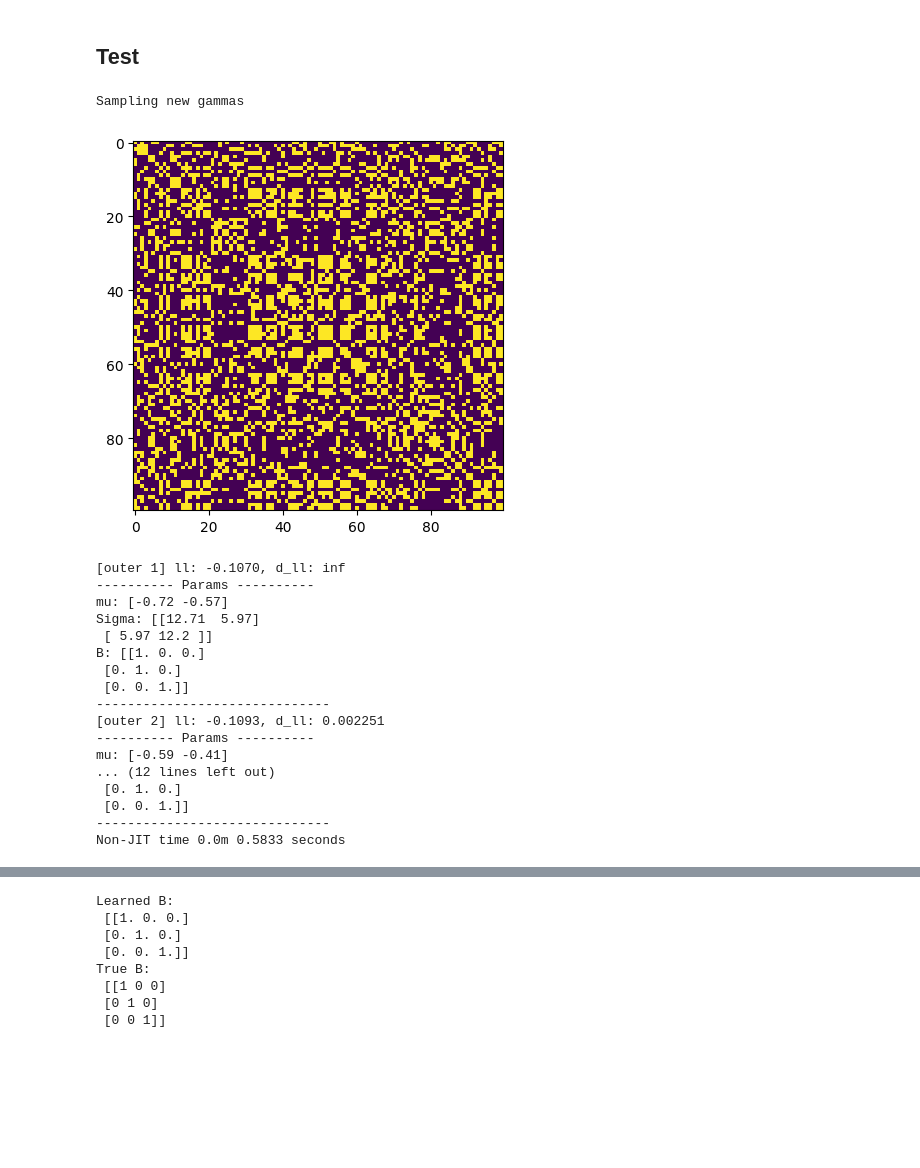
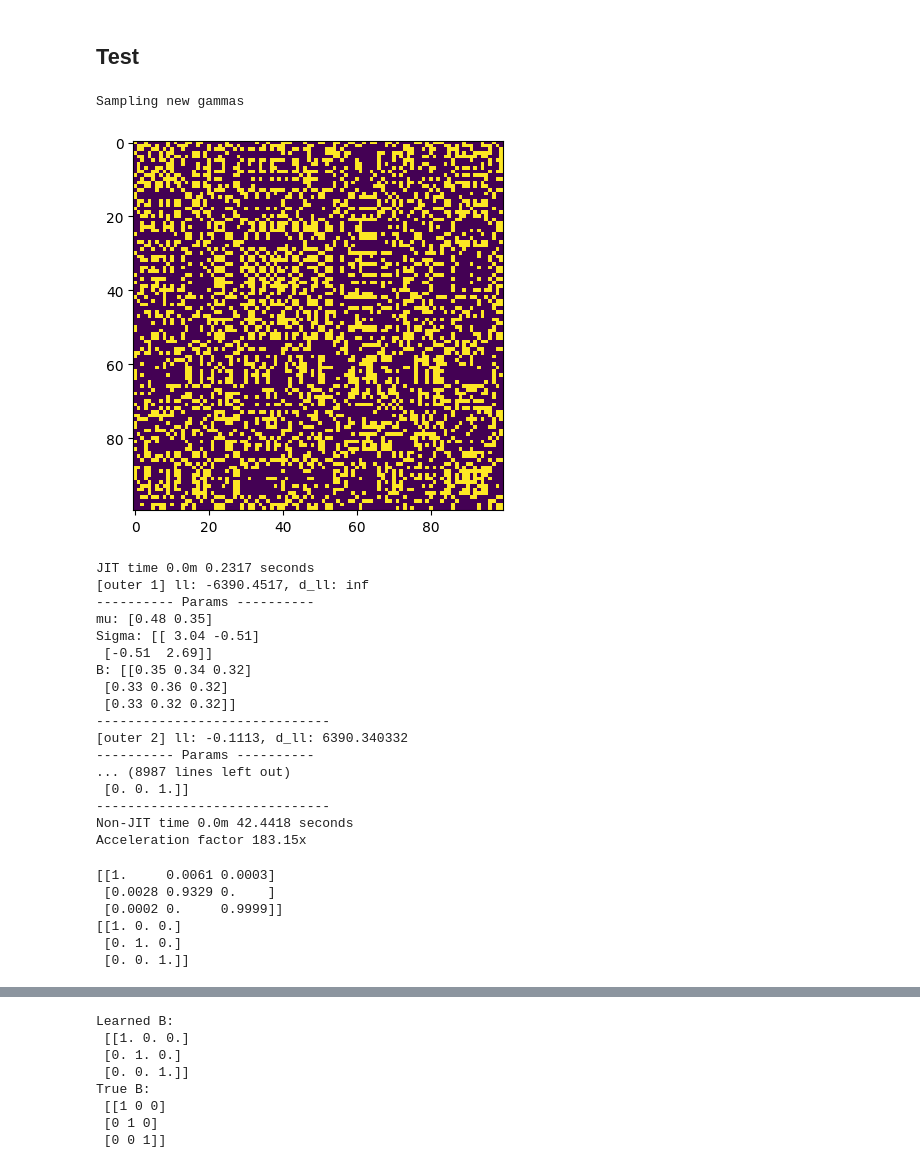
Before and after one commit to LaosAntreas/dMMSB, a Jupyter notebook: LNMMSB.ipynb, the cells around one changed output, grey strips where cells are left out. Cells and saved outputs as stored; diff of their text form; code cells hidden in the pictures; blank space fills up the shorter version.

```diff
--- a/LNMMSB.ipynb
+++ b/LNMMSB.ipynb
@@ -308,5 +22,4 @@ class LNMMSB():
 # %%
-#attempt to correct
 class LNMMSB():
     def __init__(self, nodes, roles, **kwargs):
         self.N = nodes
@@ -594,10 +307,11 @@ class LNMMSB():
         Generate a graph from the learned model parameters
         Returns: adjacency matrix (N,N)
         '''
+        key, subkey_1, subkey_2, subkey_3, subkey_4 = jax.random.split(self.key, 5)
         # Sample gamma for each node
         if self.gamma_tilde is None:
             print("Sampling new gammas")
-            self.gamma_tilde= jax.random.multivariate_normal(self.key, self.mu, self.Sigma, (self.N,)) # shape (N,K)
+            self.gamma_tilde= jax.random.multivariate_normal(subkey_1, self.mu, self.Sigma, (self.N,)) # shape (N,K)
             if(self.gamma_tilde.shape[1] == self.K - 1):
                 self.gamma_tilde = self.expand_gamma(self.gamma_tilde)
             pis = softmax(self.gamma_tilde, axis=-1) # shape (N,K)
@@ -607,9 +321,9 @@ class LNMMSB():
             pis = softmax(self.gamma_tilde, axis=-1)
 
         #print("pis shape", pis)
-        z_ij = jax.random.multinomial(self.key, 1, pis, shape=(self.N,self.N,self.K)) # shape (N,N,K)
+        z_ij = jax.random.multinomial(subkey_2, 1, pis, shape=(self.N,self.N,self.K)) # shape (N,N,K)
         #print("z_ij shape", z_ij.shape)
-        z_ji = jax.random.multinomial(self.key, 1, pis, shape=(self.N, self.N, self.K)) # shape (N,N,K)
+        z_ji = jax.random.multinomial(subkey_3, 1, pis, shape=(self.N, self.N, self.K)) # shape (N,N,K)
         #print("z_ji shape", z_ji.shape)
 
         p = jnp.einsum('ijk, kl -> ijl', z_ij, self.B) # shape (N,N,K)
@@ -617,7 +331,7 @@ class LNMMSB():
         p = jnp.einsum('ijl, jil -> ij', p, z_ji) # shape (N,N)
         #print("p second einsum", p.shape)
 
-        E_sampled = jax.random.bernoulli(self.key, p) # shape (N,N)
+        E_sampled = jax.random.bernoulli(subkey_4, p) # shape (N,N)
         return E_sampled
 # %% [markdown]
 ## Test
@@ -628,43 +342,43 @@ def generate_sbm(sizes, probs):
 
     G = nx.stochastic_block_model(sizes, probs)
     E = nx.to_numpy_array(G)
     gammas = np.zeros((sum(sizes), len(sizes)))
 
     for i, size in enumerate(sizes):
         gammas[int(np.sum(sizes[:i])):int(np.sum(sizes[:i+1])), i] = 1.0
 
     return E, gammas
 
 # B  = np.array([[0.3, 0.05, 0.02],
 #               [0.05, 0.5, 0.03],
 #               [0.02, 0.03, 0.2]])
 B = np.array([[1, 0, 0],
               [0, 1, 0],
               [0, 0, 1]])
 # E, gammas = generate_sbm([50,25,25], B)
 
 
 # plt.imshow(E)
 # plt.show()
 
 #print(gammas)
 
-model = LNMMSB(100, 3, key=42, B=B, mu=jnp.array([5,5,5]), Sigma=jnp.eye(3)*20)
+model = LNMMSB(100, 3, key=42, B=B, mu=jnp.array([5,5,5]), Sigma=jnp.eye(3)*10)
 E = model.generate_graph()
 true_gammas = model.gamma_tilde
 plt.imshow(E)
 plt.show()
 # %% [output]
 Sampling new gammas
-[figure, old version]
+[figure, new version]
 # %%
 import time
-# start = time.time()
-# model_jit = jit_LNMMSB(nodes=100, roles=3, key=43)
-# model.fit(E, verbose=False, max_inner_iters=1000, max_outer_iters=1000)
-# end = time.time()
-# total_jit = end - start
-# print(f"JIT time {total_jit // 60}m {total_jit % 60:.4f} seconds")
+start = time.time()
+model_jit = jitLNMMSB(nodes=100, roles=3, key=43)
+model_jit.fit(E, verbose=False, max_inner_iters=1000, max_outer_iters=1000)
+end = time.time()
+total_jit = end - start
+print(f"JIT time {total_jit // 60}m {total_jit % 60:.4f} seconds")
 
 start = time.time()
 model = LNMMSB(nodes=100, roles=3, key=12)
@@ -673,24 +387,36 @@ end = time.time()
 total_non_jit = end - start
 print(f"Non-JIT time {total_non_jit // 60}m {total_non_jit % 60:.4f} seconds")
 
-#print(f"Acceleration factor {(total_non_jit / total_jit):.2f}x")
+print(f"Acceleration factor {(total_non_jit / total_jit):.2f}x")
 # %% [output]
-[outer 1] ll: -0.1070, d_ll: inf
+JIT time 0.0m 0.2317 seconds
+[outer 1] ll: -6390.4517, d_ll: inf
 ---------- Params ----------
-mu: [-0.72 -0.57]
-Sigma: [[12.71  5.97]
- [ 5.97 12.2 ]]
-B: [[1. 0. 0.]
- [0. 1. 0.]
+mu: [0.48 0.35]
+Sigma: [[ 3.04 -0.51]
+ [-0.51  2.69]]
+B: [[0.35 0.34 0.32]
+ [0.33 0.36 0.32]
+ [0.33 0.32 0.32]]
+------------------------------
+[outer 2] ll: -0.1113, d_ll: 6390.340332
+---------- Params ----------
+... (8987 lines left out)
  [0. 0. 1.]]
 ------------------------------
-[outer 2] ll: -0.1093, d_ll: 0.002251
----------- Params ----------
-mu: [-0.59 -0.41]
-... (12 lines left out)
- [0. 1. 0.]
- [0. 0. 1.]]
-------------------------------
-Non-JIT time 0.0m 0.5833 seconds
+Non-JIT time 0.0m 42.4418 seconds
+Acceleration factor 183.15x
+# %%
+jnp.set_printoptions(precision=4, suppress=True)
+
+print(model_jit.B)
+print(model.B)
+# %% [output]
+[[1.     0.0061 0.0003]
+ [0.0028 0.9329 0.    ]
+ [0.0002 0.     0.9999]]
+[[1. 0. 0.]
+ [0. 1. 0.]
+ [0. 0. 1.]]
 # %%
 
```
Also changed, not shown: parts of 10 cells of this notebook, 1 other file.
